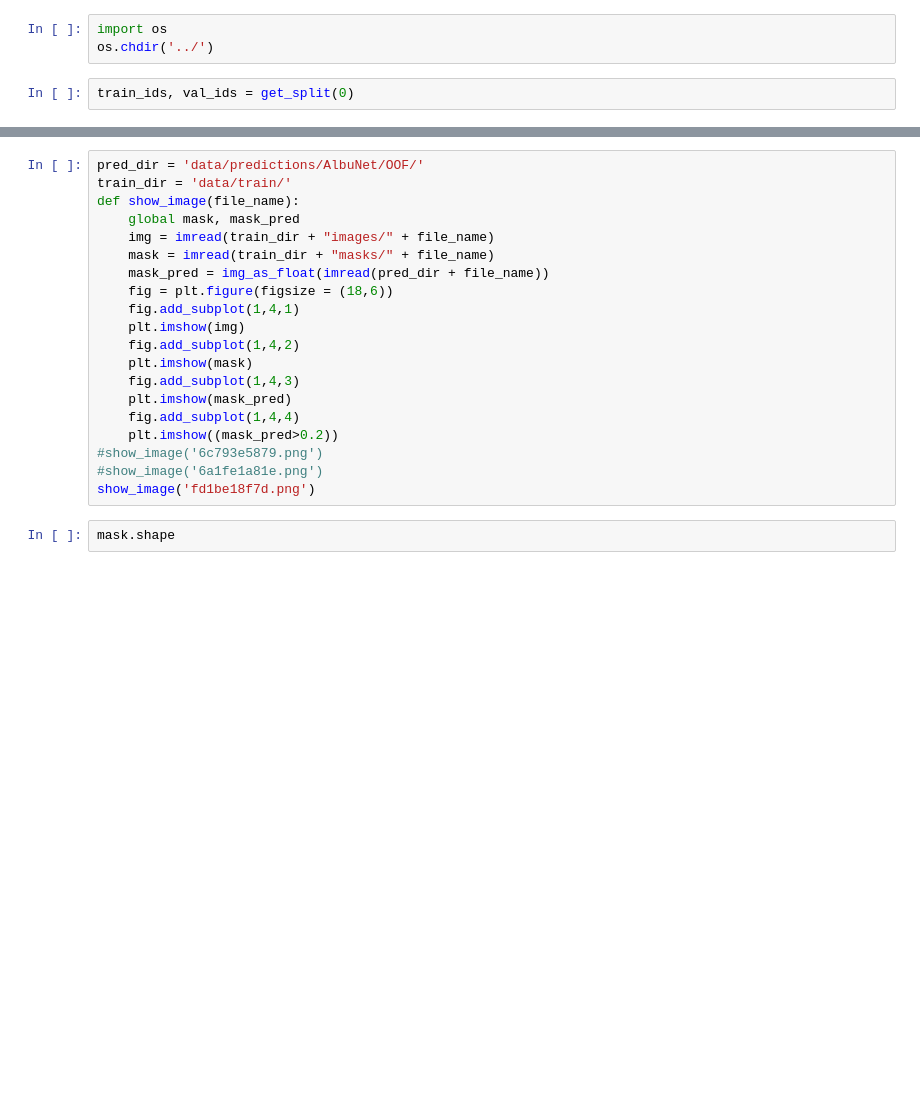
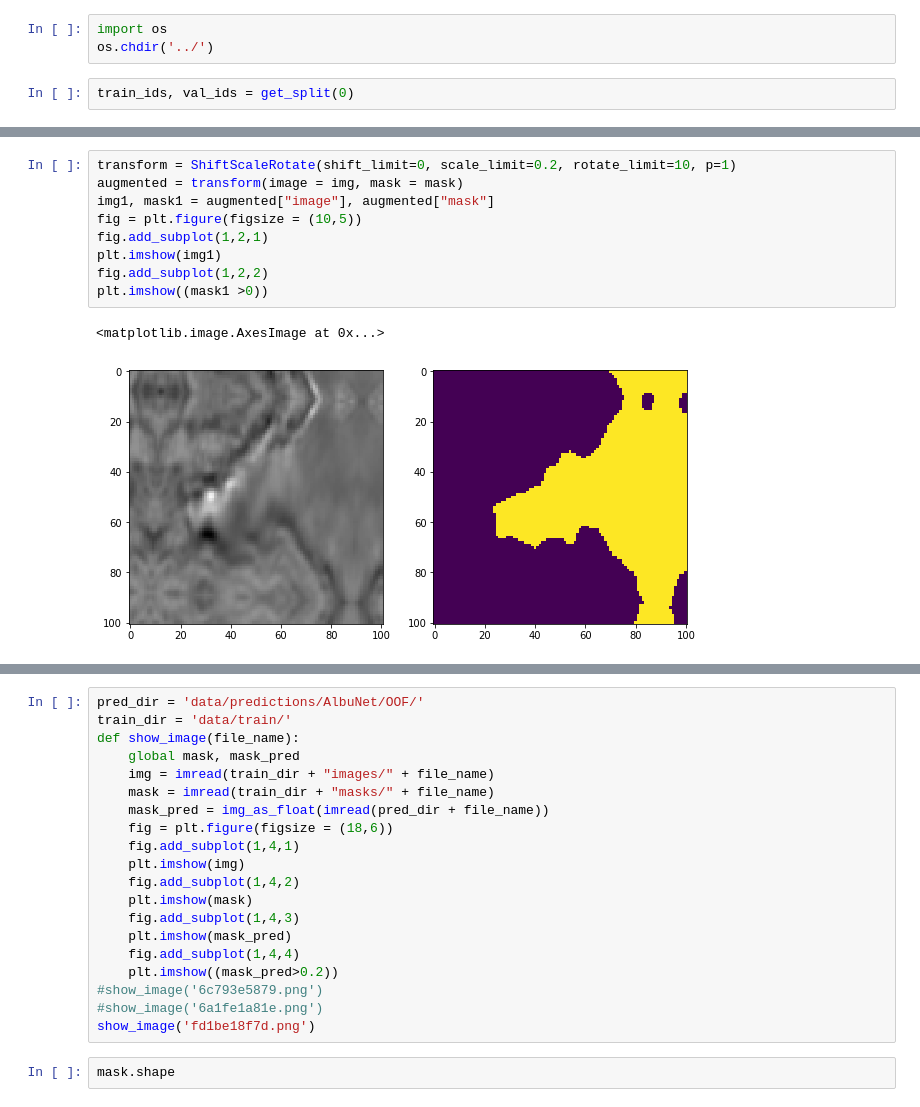
Before and after one commit to windsurfer7563/proj_kaggle_salt, a Jupyter notebook: notebooks/EDA.ipynb, the cells around one changed output, grey strips where cells are left out. Drawn from its saved outputs; the diff is of its cells as text; blank space fills up the shorter version.

```diff
--- a/notebooks/EDA.ipynb
+++ b/notebooks/EDA.ipynb
@@ -130,0 +137,12 @@ mask1[0].shape
+# %%
+transform = ShiftScaleRotate(shift_limit=0, scale_limit=0.2, rotate_limit=10, p=1)
+augmented = transform(image = img, mask = mask)
+img1, mask1 = augmented["image"], augmented["mask"]
+fig = plt.figure(figsize = (10,5))
+fig.add_subplot(1,2,1)
+plt.imshow(img1)
+fig.add_subplot(1,2,2)
+plt.imshow((mask1 >0))
+# %% [output]
+<matplotlib.image.AxesImage at 0x...>
+[figure, added]
```
Also changed, not shown: parts of 12 cells of this notebook, 17 other files.
